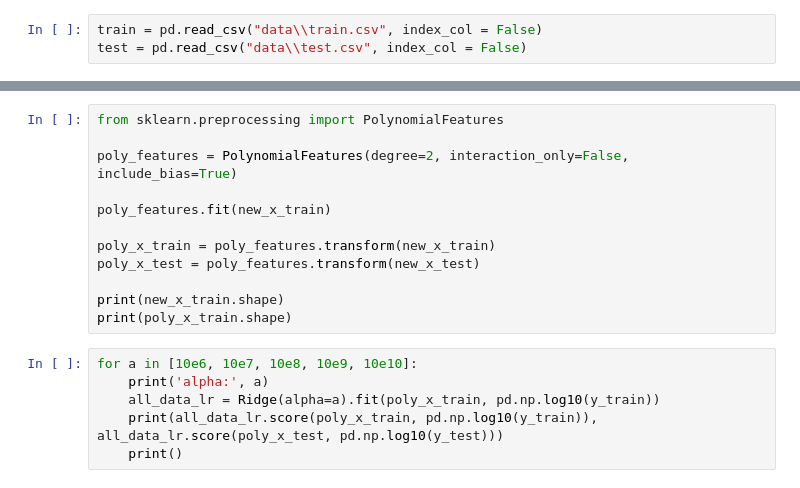
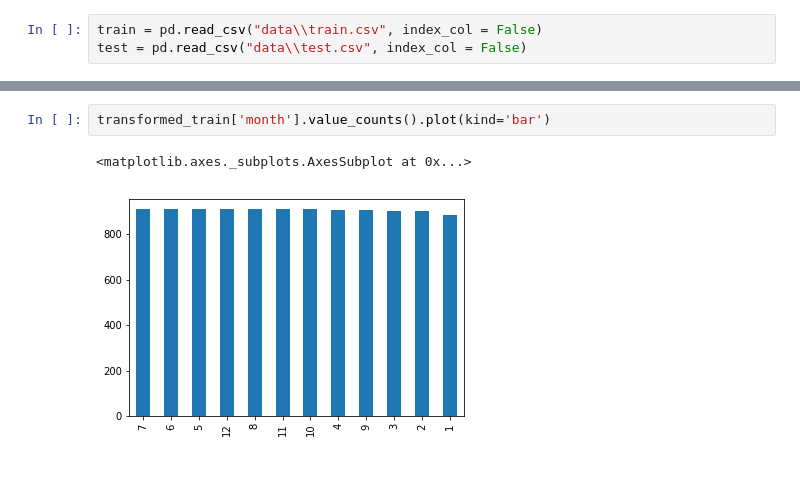
Before and after one commit to demilev/machine-learning-fmi, a Jupyter notebook: models/bike-sharing/bike-sharing.ipynb, the cells around one changed output, grey strips where cells are left out. Cells and saved outputs as stored; diff of their text form.

```diff
--- a/models/bike-sharing/bike-sharing.ipynb
+++ b/models/bike-sharing/bike-sharing.ipynb
@@ -236,18 +231,5 @@ for alpha in [0.01, 0.1, 1, 10, 100]:
-# %%
-from sklearn.preprocessing import PolynomialFeatures
-
-poly_features = PolynomialFeatures(degree=2, interaction_only=False, include_bias=True)
-
-poly_features.fit(new_x_train)
-
-poly_x_train = poly_features.transform(new_x_train)
-poly_x_test = poly_features.transform(new_x_test)
-
-print(new_x_train.shape)
-print(poly_x_train.shape)
-# %%
-for a in [10e6, 10e7, 10e8, 10e9, 10e10]:
-    print('alpha:', a)
-    all_data_lr = Ridge(alpha=a).fit(poly_x_train, pd.np.log10(y_train))
-    print(all_data_lr.score(poly_x_train, pd.np.log10(y_train)), all_data_lr.score(poly_x_test, pd.np.log10(y_test)))
-    print()
+# %%
+transformed_train['month'].value_counts().plot(kind='bar')
+# %% [output]
+<matplotlib.axes._subplots.AxesSubplot at 0x...>
+[figure, added]
```
Also changed, not shown: parts of 126 cells of this notebook, 2 other files.
